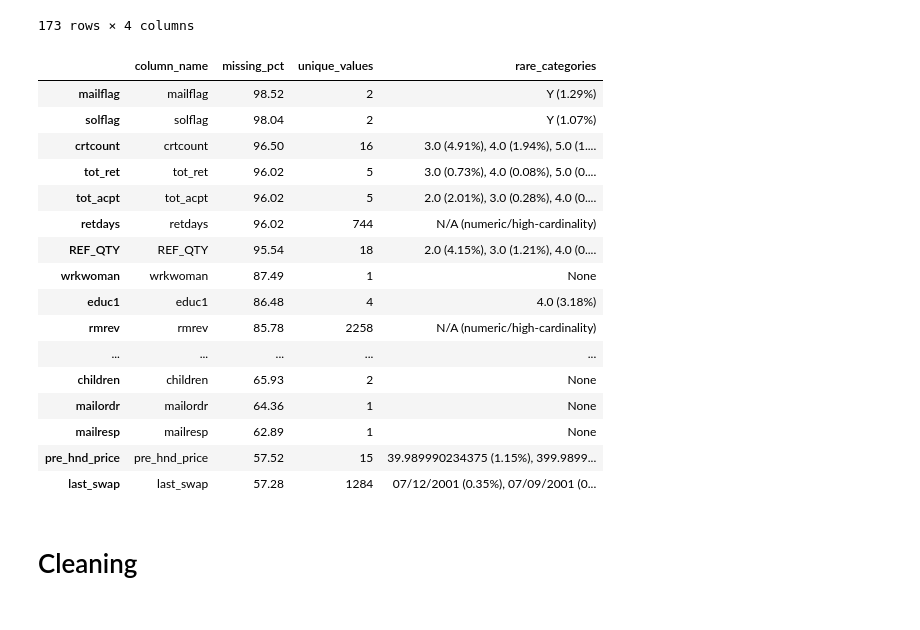
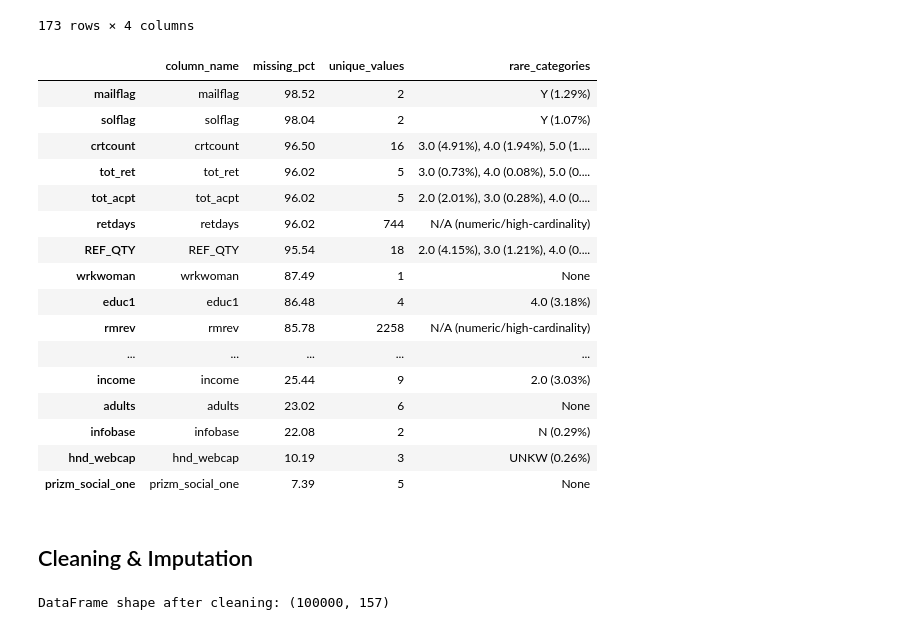
Before and after one commit to FelixVeaux/Telecom_Churn, a Jupyter notebook: 01_Initial_Data/Cleaning.ipynb, the cells around one changed output. Saved outputs shown, nothing was run; the diff lists cells and outputs as text; code cells hidden in the pictures.

Commit message:
clean

```diff
--- a/01_Initial_Data/Cleaning.ipynb
+++ b/01_Initial_Data/Cleaning.ipynb
@@ -150,25 +149,25 @@ display(column_analysis)
 173 rows × 4 columns
 # %%
 # Filter to show only columns with more than 50% missing values
-high_missing_columns = column_analysis[column_analysis['missing_pct'] > 50]
+high_missing_columns = column_analysis[column_analysis['missing_pct'] > 3]
 display(high_missing_columns)
 # %% [output]
 |  | column_name | missing_pct | unique_values | rare_categories |
 | mailflag | mailflag | 98.52 | 2 | Y (1.29%) |
 | solflag | solflag | 98.04 | 2 | Y (1.07%) |
 | crtcount | crtcount | 96.50 | 16 | 3.0 (4.91%), 4.0 (1.94%), 5.0 (1.... |
 | tot_ret | tot_ret | 96.02 | 5 | 3.0 (0.73%), 4.0 (0.08%), 5.0 (0.... |
 | tot_acpt | tot_acpt | 96.02 | 5 | 2.0 (2.01%), 3.0 (0.28%), 4.0 (0.... |
 | retdays | retdays | 96.02 | 744 | N/A (numeric/high-cardinality) |
 | REF_QTY | REF_QTY | 95.54 | 18 | 2.0 (4.15%), 3.0 (1.21%), 4.0 (0.... |
 | wrkwoman | wrkwoman | 87.49 | 1 | None |
 | educ1 | educ1 | 86.48 | 4 | 4.0 (3.18%) |
 | rmrev | rmrev | 85.78 | 2258 | N/A (numeric/high-cardinality) |
 | ... | ... | ... | ... | ... |
-| children | children | 65.93 | 2 | None |
-| mailordr | mailordr | 64.36 | 1 | None |
-| mailresp | mailresp | 62.89 | 1 | None |
-| pre_hnd_price | pre_hnd_price | 57.52 | 15 | 39.989990234375 (1.15%), 399.9899... |
-| last_swap | last_swap | 57.28 | 1284 | 07/12/2001 (0.35%), 07/09/2001 (0... |
+| income | income | 25.44 | 9 | 2.0 (3.03%) |
+| adults | adults | 23.02 | 6 | None |
+| infobase | infobase | 22.08 | 2 | N (0.29%) |
+| hnd_webcap | hnd_webcap | 10.19 | 3 | UNKW (0.26%) |
+| prizm_social_one | prizm_social_one | 7.39 | 5 | None |
 # %% [markdown]
-# Cleaning
+## Cleaning & Imputation
@@ -174,0 +196,54 @@ display(high_missing_columns)
+# %%
+# Create binary features based on missing values
+df['mail'] = (~df['mailflag'].isna()).astype(int)
+df['phoneswap'] = (~df['last_swap'].isna()).astype(int)
+df['retentioncall'] = (~df['tot_ret'].isna()).astype(int)
+df['acptcall'] = (~df['tot_acpt'].isna()).astype(int)
+df['referrals'] = (~df['REF_QTY'].isna()).astype(int)
+
+# Create binary features for pcowner, wrkwoman, mailordr, mailresp
+df['pcowner_binary'] = (~df['pcowner'].isna()).astype(int)
+df['women'] = (~df['wrkwoman'].isna()).astype(int)
+df['mailordr_binary'] = (~df['mailordr'].isna()).astype(int)
+df['mailresp_binary'] = (~df['mailresp'].isna()).astype(int)
+
+# Fill rmmou missing values with 0
+df['rmmou'] = df['rmmou'].fillna(0)
+
+# Drop specified columns
+columns_to_drop = [
+    'mailflag', 'mailordr', 'solflag', 'pre_hnd_price', 'crtcount',
+    'retdays', 'educ1', 'rmrev', 'div_type', 'occu1', 'proptype',
+    'cartype', 'children', 'last_swap', 'tot_ret', 'tot_acpt',
+    'REF_QTY', 'pcowner', 'wrkwoman', 'mailresp'
+]
+
+# Remove duplicates from columns_to_drop list
+columns_to_drop = list(set(columns_to_drop))
+
+# Drop columns only if they exist in the dataframe
+df = df.drop(columns=[col for col in columns_to_drop if col in df.columns])
+
+# Fill numeric columns with 0
+df['numbcars'] = df['numbcars'].fillna(0)
+df['adults'] = df['adults'].fillna(0)
+
+# Fill categorical columns with specified values
+df['ownrent'] = df['ownrent'].fillna("Unknown")
+df['dwlltype'] = df['dwlltype'].fillna("Unknown")
+df['hnd_webcap'] = df['hnd_webcap'].fillna("UNKW")
+df['rmcalls'] = df['rmcalls'].fillna(0)
+income_median = df['income'].median()
+df['income'] = df['income'].fillna(income_median)
+
+# Drop specified columns
+columns_to_drop = ['dwllsize', 'HHstatin', 'lor', 'infobase', 'prizm_social_one']
+
+# Drop columns only if they exist in the dataframe
+df = df.drop(columns=[col for col in columns_to_drop if col in df.columns])
+
+
+# Print info after cleaning
+print(f"DataFrame shape after cleaning: {df.shape}")
+# %% [output]
+DataFrame shape after cleaning: (100000, 157)
```
Also changed, not shown: parts of 24 cells of this notebook, 1 other file.
